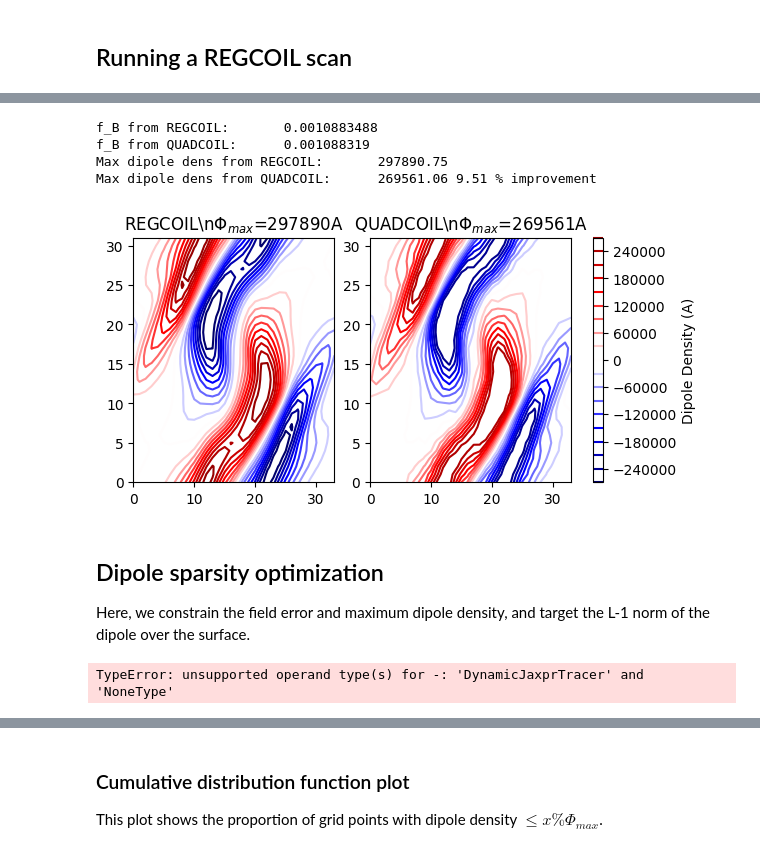
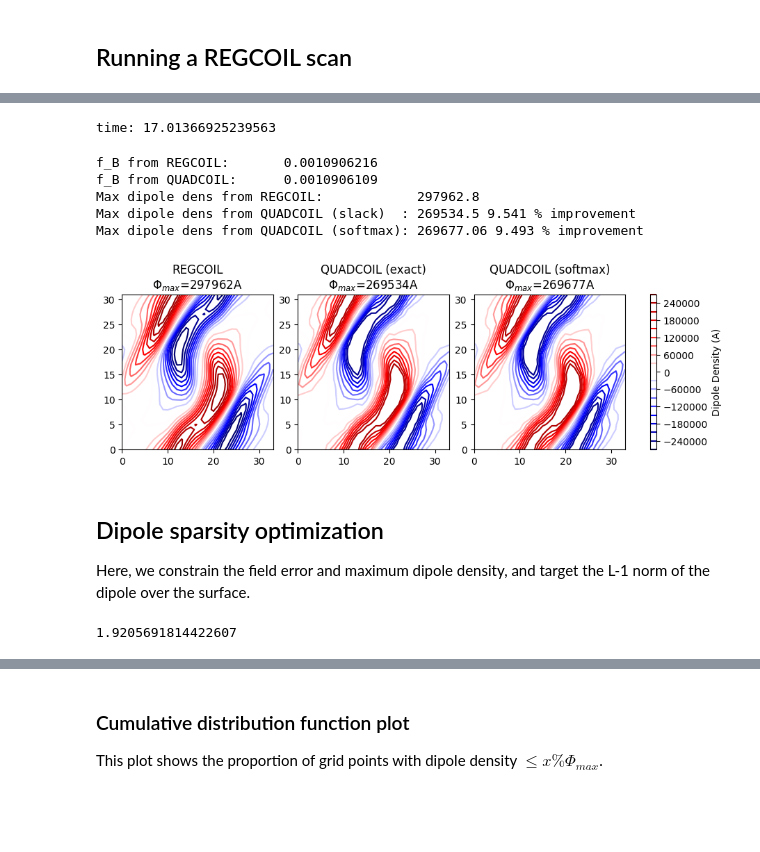
Before and after one commit to lankef/quadcoil, a Jupyter notebook: examples/dipole_density.ipynb, the cells around one changed output, grey strips where cells are left out. Drawn from its saved outputs; the diff is of its cells as text; code cells hidden in the pictures; blank space fills up the shorter version.

```diff
--- a/examples/dipole_density.ipynb
+++ b/examples/dipole_density.ipynb
@@ -222,40 +214,78 @@ time: 35.1587815284729
+# %%
+time1=time.time()
+# Solving using a different smoothing method
+out_dict2, qp2, dofs2, status2 = quadcoil(
+    nfp=plasma_surface.nfp,
+    stellsym=plasma_surface.stellsym,
+    plasma_coil_distance=separation,
+    mpol=mpol,
+    ntor=ntor,
+    plasma_dofs=plasma_surface.get_dofs(),
+    plasma_mpol=plasma_surface.mpol,
+    plasma_ntor=plasma_surface.ntor,
+    net_poloidal_current_amperes=net_poloidal_current_amperes,
+    net_toroidal_current_amperes=0.,
+    metric_name='f_max_Phi',
+    phi_init=phi_test_list[i_infl]['phi'],
+    objective_name='f_max_Phi', # Minimizing peak dipole density
+    objective_unit=unit_Phi, # under an f_B constraint
+    constraint_name=('f_B',),
+    constraint_type=('<=',),
+    constraint_unit=(f_B_target,),
+    constraint_value=np.array([f_B_target,]),
+    # value_only=True,
+    smoothing='approx'
+)
+jax.block_until_ready(dofs)
+time2=time.time()
+print('time:', time2-time1)
+# %% [output]
+time: 17.01366925239563
 # %%
 dofs_regcoil = phi_test_list[i_infl]
 print('f_B from REGCOIL:      ', f_B(regcoili_qp, dofs_regcoil))
 print('f_B from QUADCOIL:     ', f_B(qp, dofs))
 f_Phi_ctrl = f_max_Phi(regcoili_qp,dofs_regcoil)
 f_Phi_1 = f_max_Phi(qp, dofs)
-print('Max dipole dens from REGCOIL:      ', f_Phi_ctrl)
-print('Max dipole dens from QUADCOIL:     ', f_Phi_1, round((f_Phi_ctrl-f_Phi_1)/f_Phi_ctrl*100, 3), '% improvement')
+f_Phi_2 = f_max_Phi(qp2, dofs2)
+print('Max dipole dens from REGCOIL:           ', f_Phi_ctrl)
+print('Max dipole dens from QUADCOIL (slack)  :', f_Phi_1, round((f_Phi_ctrl-f_Phi_1)/f_Phi_ctrl*100, 3), '% improvement')
+print('Max dipole dens from QUADCOIL (softmax):', f_Phi_2, round((f_Phi_ctrl-f_Phi_2)/f_Phi_ctrl*100, 3), '% improvement')
 
 phi_regcoil = Phi(qp, dofs_regcoil)
 phi_quadcoil = Phi(qp, dofs)
+phi_quadcoil2 = Phi(qp2, dofs2)
 cmin = np.min([phi_regcoil, phi_quadcoil])
 cmax = np.max([phi_regcoil, phi_quadcoil])
 
-fig, axes = plt.subplots(1, 2, figsize=(6, 3), constrained_layout=True)
+fig, axes = plt.subplots(1, 3, figsize=(9, 3), constrained_layout=True)
 
 # Plot for REGCOIL
 im0 = axes[0].contour(phi_regcoil, vmin=cmin, vmax=cmax, cmap = 'seismic', levels=20)
-axes[0].set_title(r'REGCOIL\n$\Phi_{max}$='+str(int(f_Phi_ctrl))+'A')
+axes[0].set_title('REGCOIL\n'+r'$\Phi_{max}$='+str(int(f_Phi_ctrl))+'A')
 
 # Plot for QUADCOIL
 im1 = axes[1].contour(phi_quadcoil, vmin=cmin, vmax=cmax, cmap = 'seismic', levels=20)
-axes[1].set_title(r'QUADCOIL\n$\Phi_{max}$='+str(int(f_Phi_1))+'A')
+axes[1].set_title('QUADCOIL (exact)\n'+r'$\Phi_{max}$='+str(int(f_Phi_1))+'A')
+
+# Plot for QUADCOIL
+im1 = axes[2].contour(phi_quadcoil2, vmin=cmin, vmax=cmax, cmap = 'seismic', levels=20)
+axes[2].set_title('QUADCOIL (softmax)\n'+r'$\Phi_{max}$='+str(int(f_Phi_2))+'A')
 
 
 
 # Add colorbar with better positioning
 cbar = fig.colorbar(im1, ax=axes, orientation='vertical', shrink=1., aspect=25, pad=0.05)
 cbar.set_label("Dipole Density (A)")
 
 plt.show()
 # %% [output]
-f_B from REGCOIL:       0.0010883488
-f_B from QUADCOIL:      0.001088319
-Max dipole dens from REGCOIL:       297890.75
-Max dipole dens from QUADCOIL:      269561.06 9.51 % improvement
+f_B from REGCOIL:       0.0010906216
+f_B from QUADCOIL:      0.0010906109
+Max dipole dens from REGCOIL:            297962.8
+Max dipole dens from QUADCOIL (slack)  : 269534.5 9.541 % improvement
+Max dipole dens from QUADCOIL (softmax): 269677.06 9.493 % improvement
-[figure, old version]
+[figure, new version]
 # %% [markdown]
 ## Dipole sparsity optimization
 Here, we constrain the field error and maximum dipole density,
@@ -283,11 +313,11 @@ l1_out_dict, l1_qp, l1_dofs, l1_status = quadcoil(
     constraint_type=('<=', '<=',),
     constraint_unit=(f_B_target, f_Phi_ctrl,),
     constraint_value=np.array([f_B_target, f_Phi_ctrl,]),
-    value_only=True
+    value_only=True,
     # verbose=3,
     # **numerical_kwargs
 )
 time2 = time.time()
 print(time2-time1)
 # %% [output]
-TypeError: unsupported operand type(s) for -: 'DynamicJaxprTracer' and 'NoneType'
+1.9205691814422607
```
Also changed, not shown: parts of 18 cells of this notebook, 9 other files.
